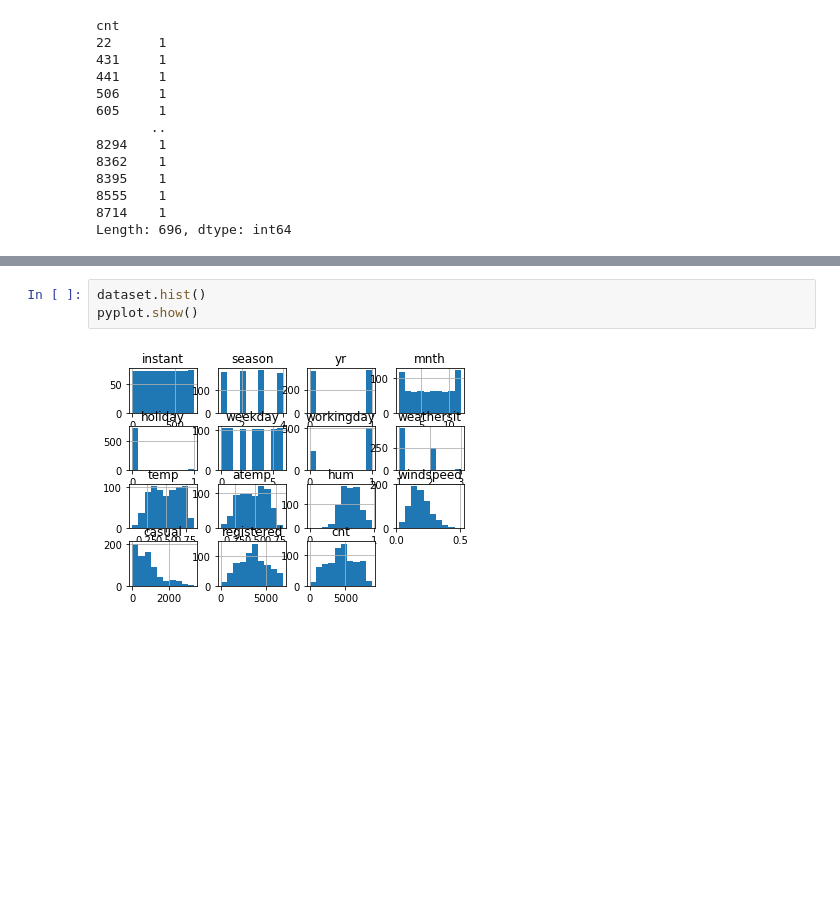
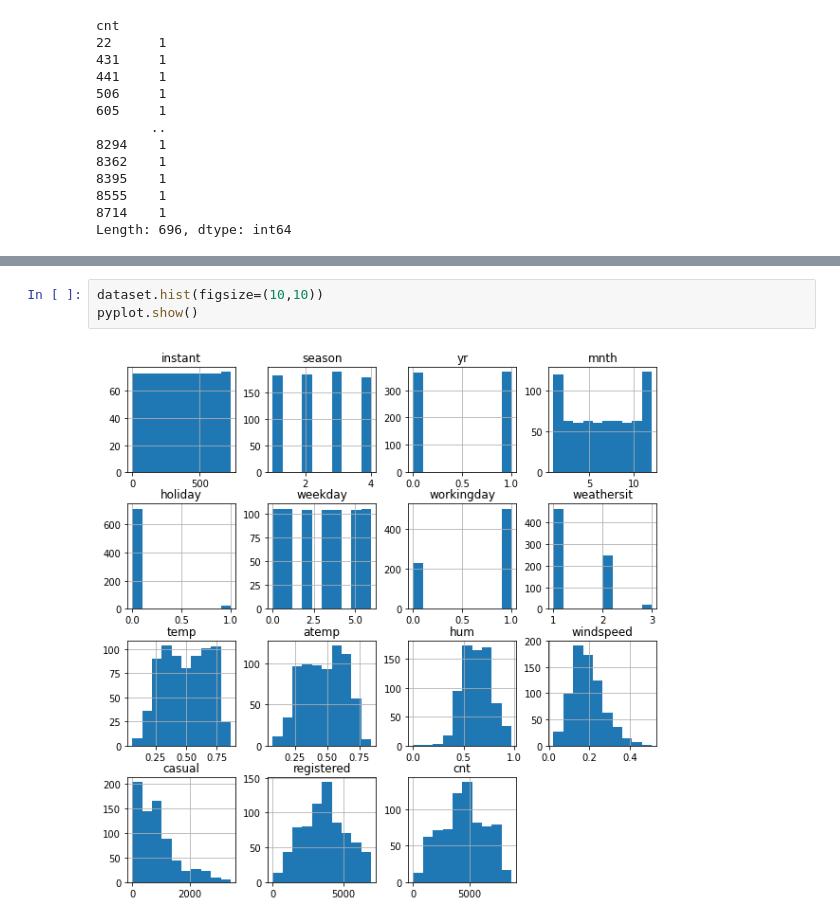
Before and after one commit to DanielCarrascoPerez/AAMD, a Jupyter notebook: lectura.ipynb, the cells around one changed output, grey strips where cells are left out. Saved outputs shown, nothing was run; the diff lists cells and outputs as text; blank space fills up the shorter version.

```diff
--- a/lectura.ipynb
+++ b/lectura.ipynb
@@ -63,6 +100,6 @@ pyplot.show()
 # %%
-dataset.hist()
+dataset.hist(figsize=(10,10))
 pyplot.show()
 # %% [output]
-[figure, old version]
+[figure, new version]
 # %%
```
Also changed, not shown: parts of 22 cells of this notebook.
